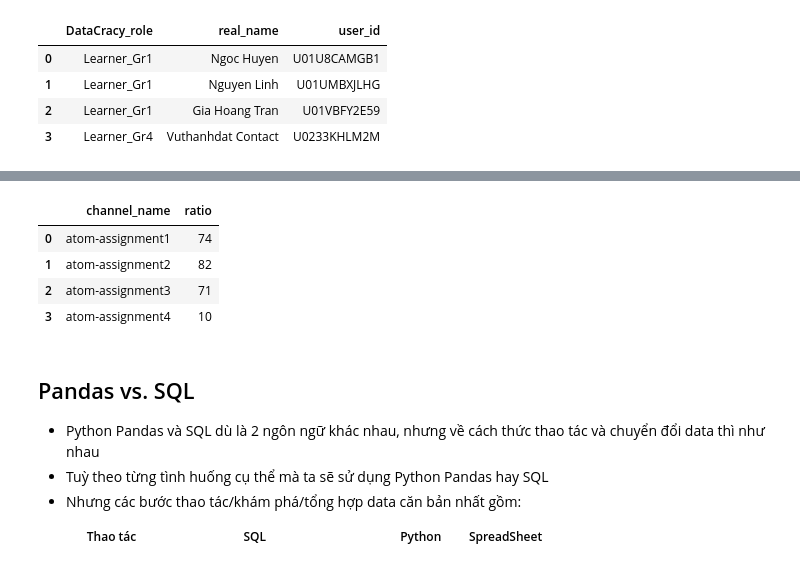
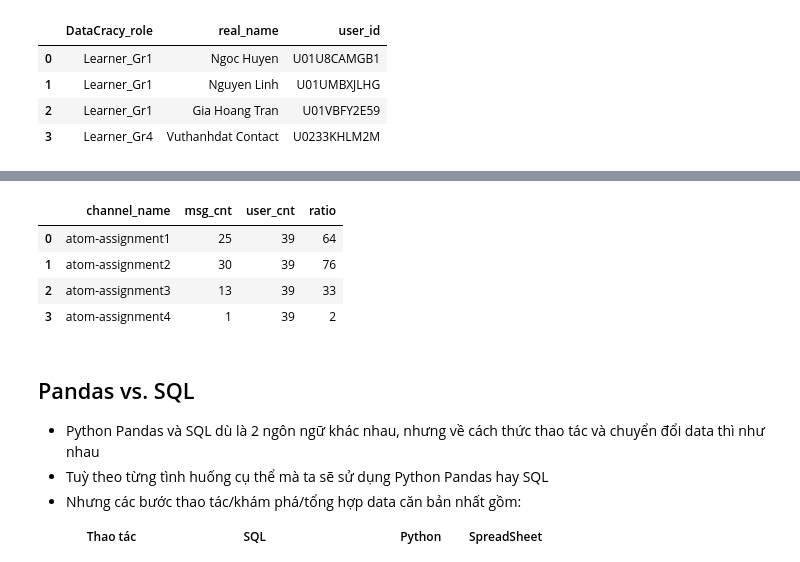
Before and after one commit to phamdinhtuan200382/atom-assignments, a Jupyter notebook: assignment_4/home_assignment_4.ipynb, the cells around one changed output, grey strips where cells are left out. Cells and saved outputs as stored; diff of their text form; code cells hidden in the pictures.

```diff
--- a/assignment_4/home_assignment_4.ipynb
+++ b/assignment_4/home_assignment_4.ipynb
@@ -845,34 +882,38 @@ con.execute(SQL_4).fetch_df()
 # %%
-SQL_5 = '''
+# 6. Tỷ lệ % Learner đã submit bài và dc review trong assignment 1, 2, 3?
+SQL_6 = '''
 WITH msg_per AS
 (
   SELECT
   t1.*,
   t2.channel_name
   FROM msg_df AS t1
   JOIN channel_df AS t2
   ON t1.channel_id = t2.channel_id
   WHERE t1.user_id  IN
     (
     SELECT
     user_id
     FROM members_df
     WHERE DataCracy_role LIKE 'Learner_Gr%'
     )
   AND t2.channel_name LIKE 'atom-assignment%'
   AND t1.github_link IS NOT NULL
+  AND t1.reply_user_count > 0
 )
 SELECT
   channel_name,
+  COUNT(msg_id) AS msg_cnt,
+  (SELECT COUNT(user_id) FROM members_df WHERE DataCracy_role LIKE 'Learner_Gr%') AS user_cnt,
   (COUNT(msg_id) * 100/ (SELECT COUNT(user_id)
   FROM members_df WHERE DataCracy_role LIKE 'Learner_Gr%')) AS ratio
 FROM msg_per
 GROUP BY 1
 '''
-con.execute(SQL_5).fetch_df()
+con.execute(SQL_6).fetch_df()
 # %% [output]
-|  | channel_name | ratio |
-| 0 | atom-assignment1 | 74 |
-| 1 | atom-assignment2 | 82 |
-| 2 | atom-assignment3 | 71 |
-| 3 | atom-assignment4 | 10 |
+|  | channel_name | msg_cnt | user_cnt | ratio |
+| 0 | atom-assignment1 | 25 | 39 | 64 |
+| 1 | atom-assignment2 | 30 | 39 | 76 |
+| 2 | atom-assignment3 | 13 | 39 | 33 |
+| 3 | atom-assignment4 | 1 | 39 | 2 |
```
Also changed, not shown: parts of 2 cells of this notebook.
